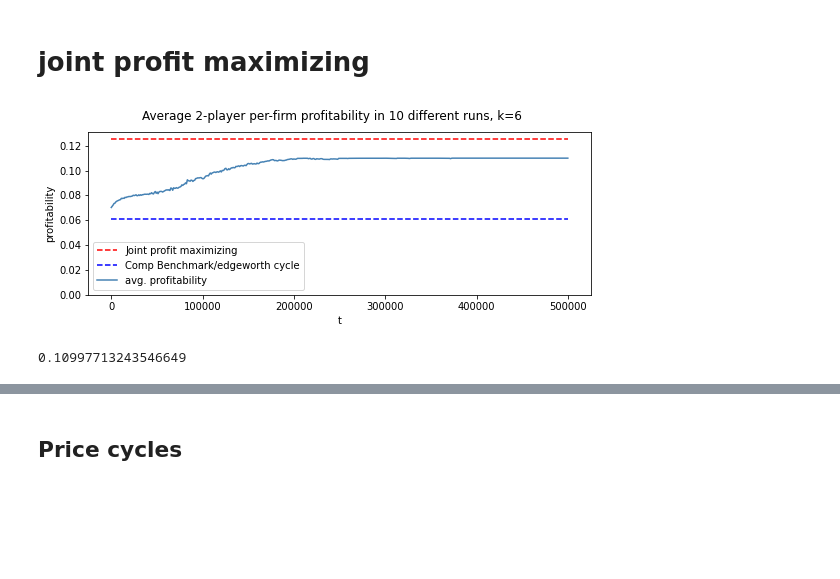
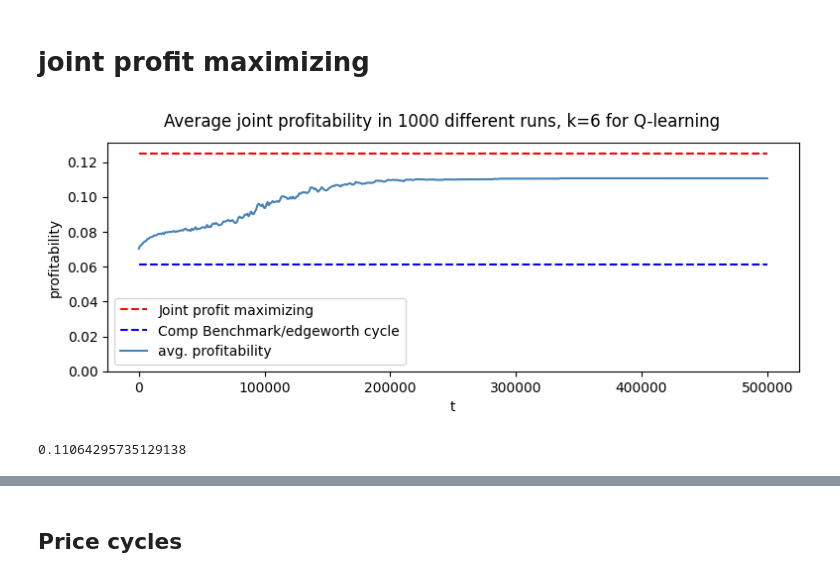
Before and after one commit to nicklasbusk/Bachelorprojekt, a Jupyter notebook: Code/q_learning.ipynb, the cells around one changed output, grey strips where cells are left out. Cells and saved outputs as stored; diff of their text form; code cells hidden in the pictures; blank space fills up the shorter version.

```diff
--- a/Code/q_learning.ipynb
+++ b/Code/q_learning.ipynb
@@ -32,22 +32,22 @@ plt.show()
 # %% [markdown]
 # joint profit maximizing
 # %%
-avg_prof= run_sim(100, np.linspace(0,1,7))
+avg_prof, prof1, prof2= run_sim_Q(100, np.linspace(0,1,7))
 # %%
 fig, axs = plt.subplots(1, 1, figsize=(9,3))
-fig.suptitle("Average 2-player per-firm profitability in {} different runs, k={}".format(10, 6))
+fig.suptitle("Average joint profitability in {} different runs, k={} for Q-learning".format(1000, 6))
 axs.set_xlabel("t")
 axs.set_ylabel("profitability")
 xs = np.linspace(0, 500000, 499)
 axs.set_ylim(0.00, 0.125+(0.125*0.05))
 axs.hlines(0.125, xmin=xs[0], xmax=xs[-1], colors='red', linestyles='dashed', label='Joint profit maximizing')
 axs.hlines(0.0611, xmin=xs[0], xmax=xs[-1], colors='blue', linestyles='dashed', label='Comp Benchmark/edgeworth cycle')#konstant taget fra johanne og morten
 axs.plot(xs, avg_prof, color="steelblue", label = "avg. profitability")
 axs.legend()  # Show the legend to display the label of the newly added line
 plt.show()
 # %% [output]
-[figure, old version]
+[figure, new version]
 # %%
 avg_prof[498]
 # %% [output]
-0.10997713243546649
+0.11064295735129138
```
Also changed, not shown: parts of 24 cells of this notebook, 4 other files.
